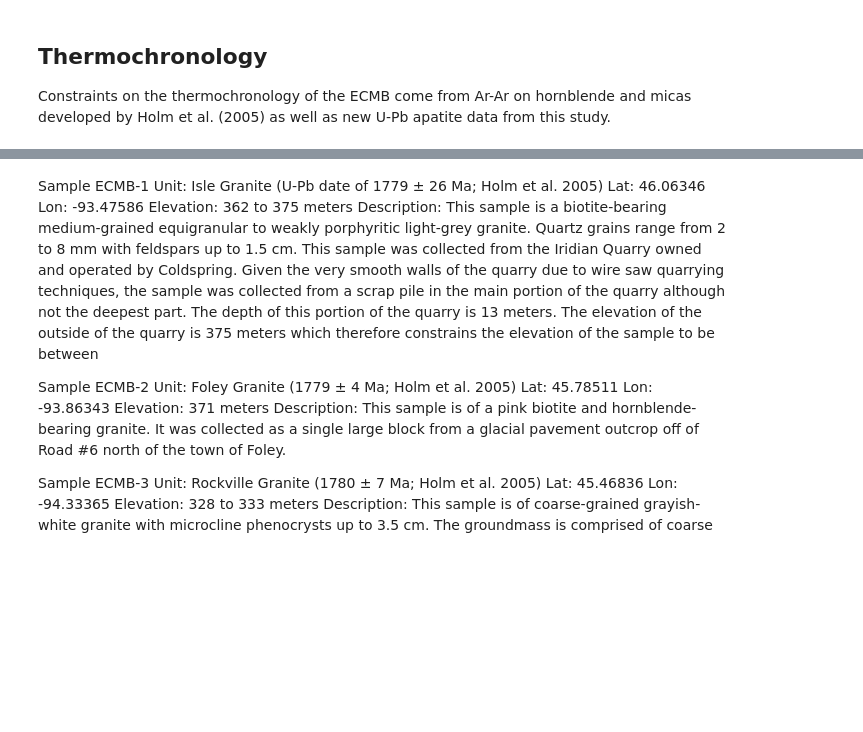
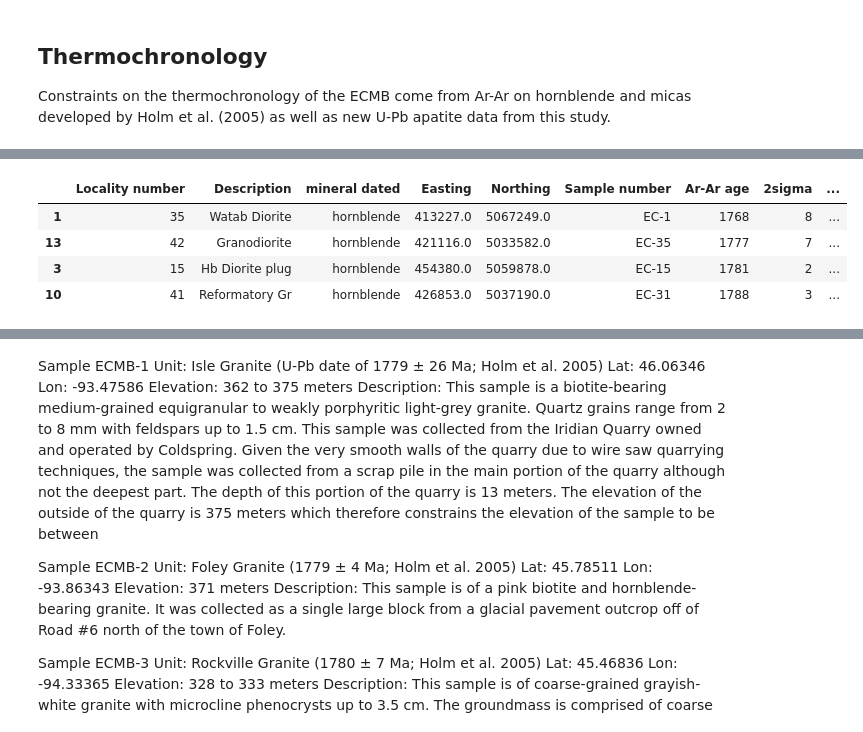
Before and after one commit to Swanson-Hysell-Group/2021_ECMB, a Jupyter notebook: code/ECMB_geochronology.ipynb, the cells around one changed output, grey strips where cells are left out. Drawn from its saved outputs; the diff is of its cells as text; code cells hidden in the pictures; blank space fills up the shorter version.

```diff
--- a/code/ECMB_geochronology.ipynb
+++ b/code/ECMB_geochronology.ipynb
@@ -488,0 +477,8 @@ Holm_U_Pb_filtered = Holm_U_Pb[Holm_U_Pb['2sigma']<15]
+# %%
+Holm_Ar_Ar_ECMB_hornblende
+# %% [output]
+|  | Locality number | Description | mineral dated | Easting | Northing | Sample number | Ar-Ar age | 2sigma | ... |
+| 1 | 35 | Watab Diorite | hornblende | 413227.0 | 5067249.0 | EC-1 | 1768 | 8 | ... |
+| 13 | 42 | Granodiorite | hornblende | 421116.0 | 5033582.0 | EC-35 | 1777 | 7 | ... |
+| 3 | 15 | Hb Diorite plug | hornblende | 454380.0 | 5059878.0 | EC-15 | 1781 | 2 | ... |
+| 10 | 41 | Reformatory Gr | hornblende | 426853.0 | 5037190.0 | EC-31 | 1788 | 3 | ... |
```
Also changed, not shown: parts of 7 cells of this notebook, 4 other files.
